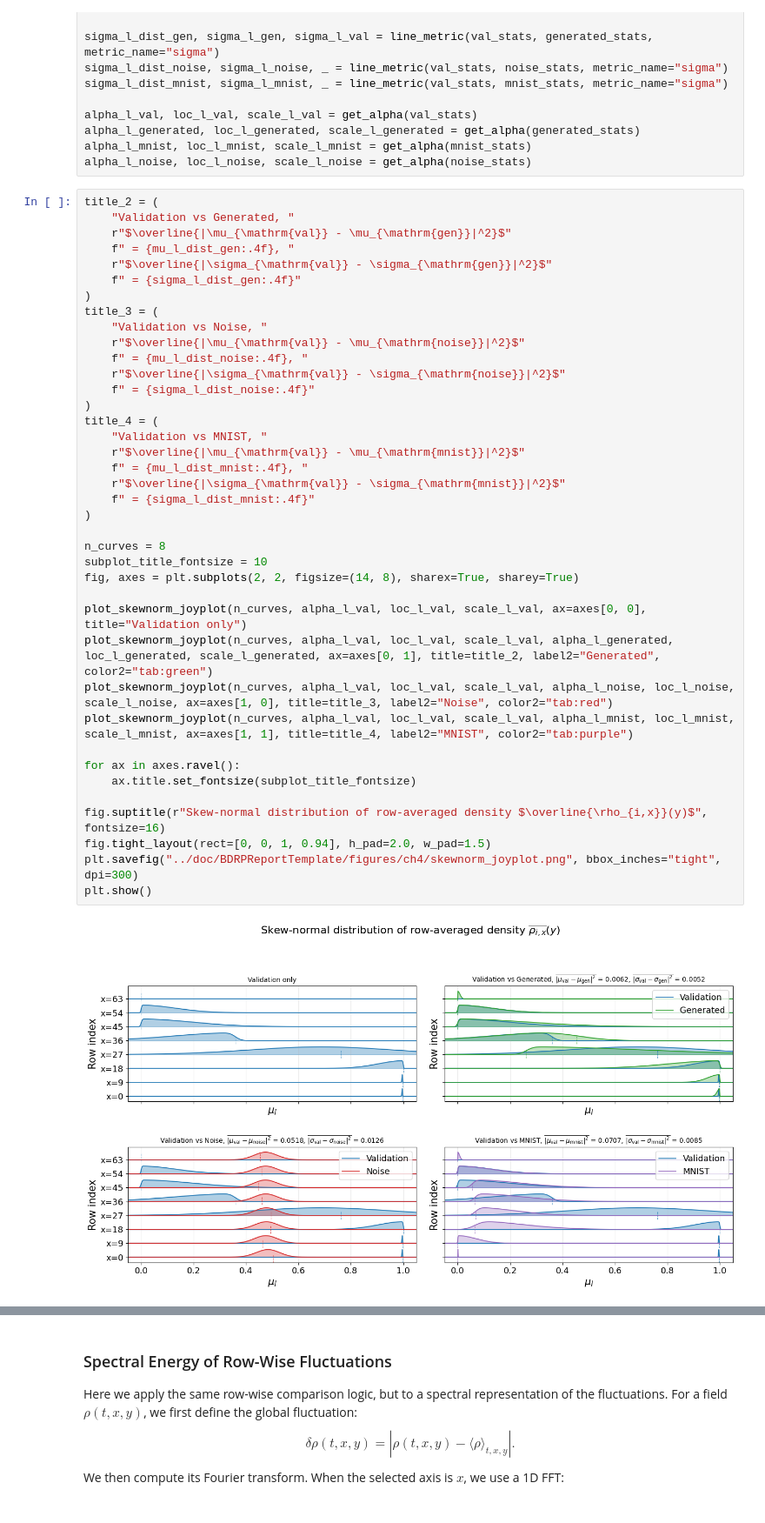
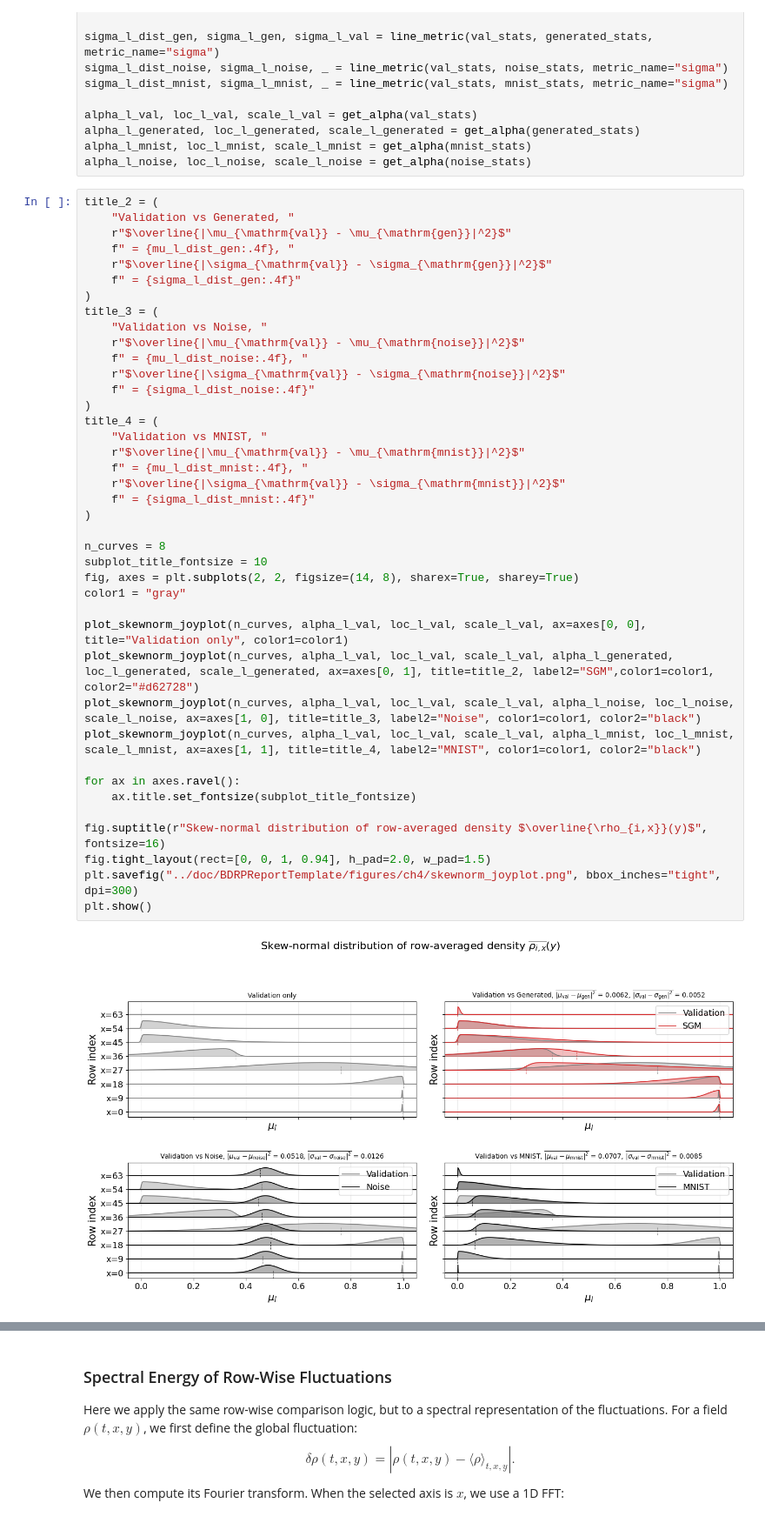
Before and after one commit to Samuel-Chapuis/Rayleigh-Taylor-Generative-Surrogate, a Jupyter notebook: analyse_reslutat/VisualisationPT.ipynb, the cells around one changed output, grey strips where cells are left out. Shown at 87% size. Cells and saved outputs as stored; diff of their text form.

```diff
--- a/analyse_reslutat/VisualisationPT.ipynb
+++ b/analyse_reslutat/VisualisationPT.ipynb
@@ -699,35 +699,36 @@ title_2 = (
     f" = {sigma_l_dist_gen:.4f}"
 )
 title_3 = (
     "Validation vs Noise, "
     r"$\overline{|\mu_{\mathrm{val}} - \mu_{\mathrm{noise}}|^2}$"
     f" = {mu_l_dist_noise:.4f}, "
     r"$\overline{|\sigma_{\mathrm{val}} - \sigma_{\mathrm{noise}}|^2}$"
     f" = {sigma_l_dist_noise:.4f}"
 )
 title_4 = (
     "Validation vs MNIST, "
     r"$\overline{|\mu_{\mathrm{val}} - \mu_{\mathrm{mnist}}|^2}$"
     f" = {mu_l_dist_mnist:.4f}, "
     r"$\overline{|\sigma_{\mathrm{val}} - \sigma_{\mathrm{mnist}}|^2}$"
     f" = {sigma_l_dist_mnist:.4f}"
 )
 
 n_curves = 8
 subplot_title_fontsize = 10
 fig, axes = plt.subplots(2, 2, figsize=(14, 8), sharex=True, sharey=True)
+color1 = "gray"
 
-plot_skewnorm_joyplot(n_curves, alpha_l_val, loc_l_val, scale_l_val, ax=axes[0, 0], title="Validation only")
-plot_skewnorm_joyplot(n_curves, alpha_l_val, loc_l_val, scale_l_val, alpha_l_generated, loc_l_generated, scale_l_generated, ax=axes[0, 1], title=title_2, label2="Generated", color2="tab:green")
-plot_skewnorm_joyplot(n_curves, alpha_l_val, loc_l_val, scale_l_val, alpha_l_noise, loc_l_noise, scale_l_noise, ax=axes[1, 0], title=title_3, label2="Noise", color2="tab:red")
-plot_skewnorm_joyplot(n_curves, alpha_l_val, loc_l_val, scale_l_val, alpha_l_mnist, loc_l_mnist, scale_l_mnist, ax=axes[1, 1], title=title_4, label2="MNIST", color2="tab:purple")
+plot_skewnorm_joyplot(n_curves, alpha_l_val, loc_l_val, scale_l_val, ax=axes[0, 0], title="Validation only", color1=color1)
+plot_skewnorm_joyplot(n_curves, alpha_l_val, loc_l_val, scale_l_val, alpha_l_generated, loc_l_generated, scale_l_generated, ax=axes[0, 1], title=title_2, label2="SGM",color1=color1, color2="#d62728")
+plot_skewnorm_joyplot(n_curves, alpha_l_val, loc_l_val, scale_l_val, alpha_l_noise, loc_l_noise, scale_l_noise, ax=axes[1, 0], title=title_3, label2="Noise", color1=color1, color2="black")
+plot_skewnorm_joyplot(n_curves, alpha_l_val, loc_l_val, scale_l_val, alpha_l_mnist, loc_l_mnist, scale_l_mnist, ax=axes[1, 1], title=title_4, label2="MNIST", color1=color1, color2="black")
 
 for ax in axes.ravel():
     ax.title.set_fontsize(subplot_title_fontsize)
 
 fig.suptitle(r"Skew-normal distribution of row-averaged density $\overline{\rho_{i,x}}(y)$", fontsize=16)
 fig.tight_layout(rect=[0, 0, 1, 0.94], h_pad=2.0, w_pad=1.5)
 plt.savefig("../doc/BDRPReportTemplate/figures/ch4/skewnorm_joyplot.png", bbox_inches="tight", dpi=300)
 plt.show()
 # %% [output]
-[figure, old version]
+[figure, new version]
```
Also changed, not shown: parts of 6 cells of this notebook, 38 other files.
